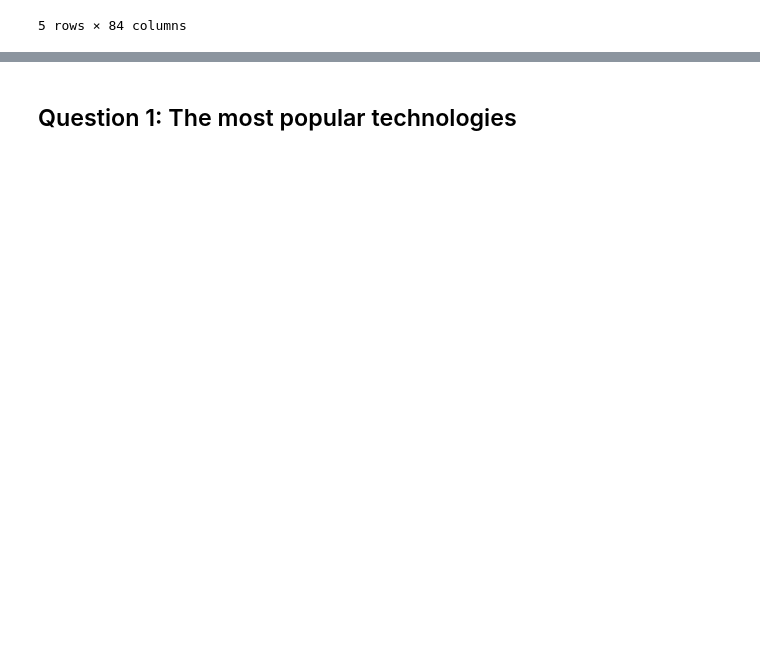
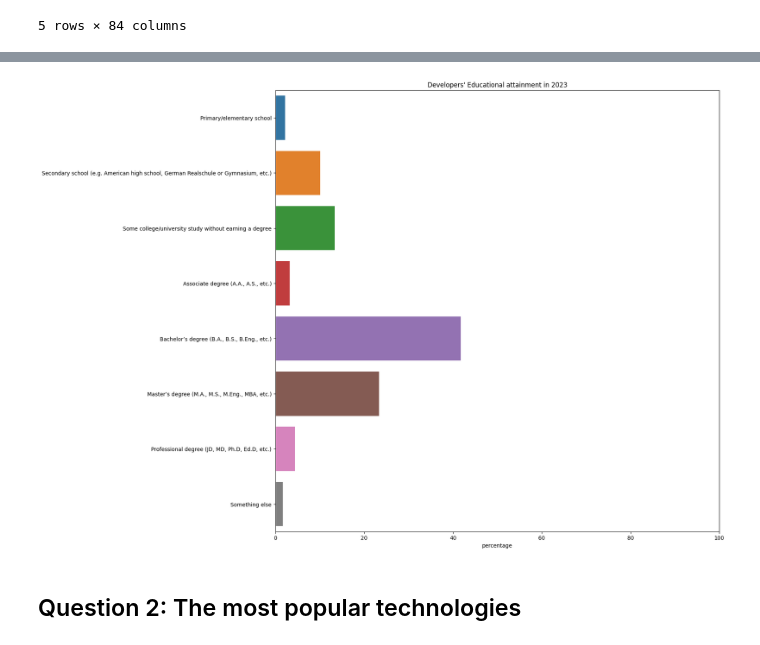
Before and after one commit to quangdungluong/data-scientist-udacity, a Jupyter notebook: Writing-a-Data-Scientist-Blog-Post/stack-overflow-developer-survey-2023.ipynb, the cells around one changed output, grey strips where cells are left out. Cells and saved outputs as stored; diff of their text form; code cells hidden in the pictures; blank space fills up the shorter version.

```diff
--- a/Writing-a-Data-Scientist-Blog-Post/stack-overflow-developer-survey-2023.ipynb
+++ b/Writing-a-Data-Scientist-Blog-Post/stack-overflow-developer-survey-2023.ipynb
@@ -33,0 +29,4 @@ Index(['ResponseId', 'Q120', 'MainBranch', 'Age', 'Employment', 'RemoteWork',
+# %%
+education_level_df = survey['EdLevel'][survey['EdLevel'].notnull()]
+education_level_percentages = education_level_df.value_counts() / len(education_level_df) * 100
+education_level_percentages
@@ -34,2 +43,16 @@ Index(['ResponseId', 'Q120', 'MainBranch', 'Age', 'Employment', 'RemoteWork',
+# %%
+education_level_percentages = education_level_percentages[["Primary/elementary school", "Secondary school (e.g. American high school, German Realschule or Gymnasium, etc.)",
+   "Some college/university study without earning a degree", "Associate degree (A.A., A.S., etc.)",
+   "Bachelor’s degree (B.A., B.S., B.Eng., etc.)", "Master’s degree (M.A., M.S., M.Eng., MBA, etc.)",
+   "Professional degree (JD, MD, Ph.D, Ed.D, etc.)", "Something else"]]
+# %%
+plt.figure(figsize=(15, 15))
+gfg = sns.barplot(x=education_level_percentages, y=education_level_percentages.index)
+gfg.set_xlim(0, 100)
+plt.title("Developers' Educational attainment in 2023");
+plt.xlabel('percentage');
+plt.savefig("education.png", bbox_inches='tight')
+# %% [output]
+[figure, added]
 # %% [markdown]
-## Question 1: The most popular technologies
+## Question 2: The most popular technologies
```
Also changed, not shown: parts of 11 cells of this notebook, 3 other files.
